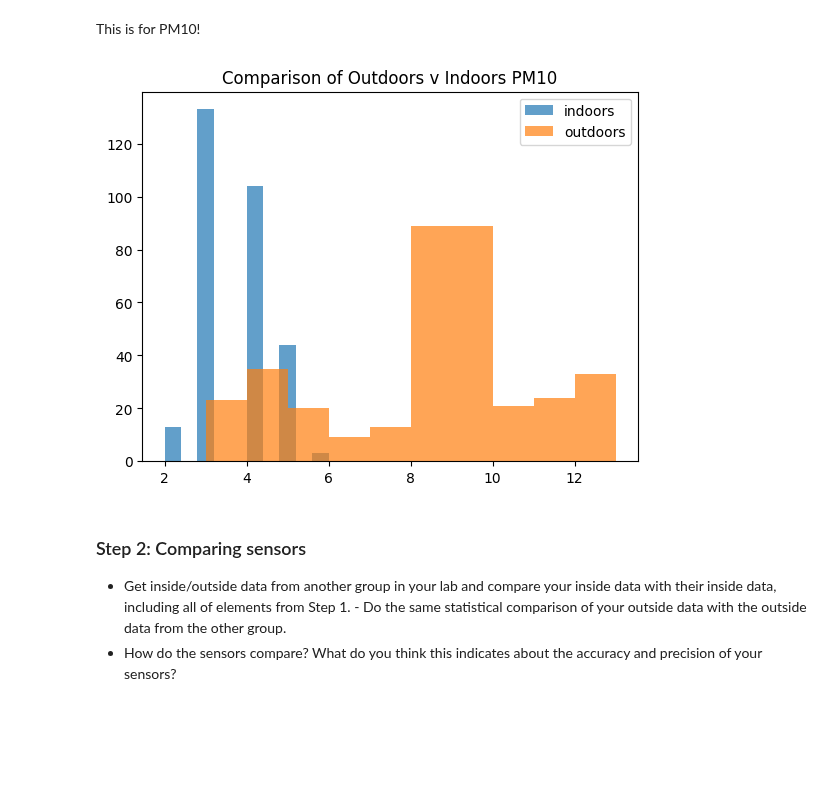
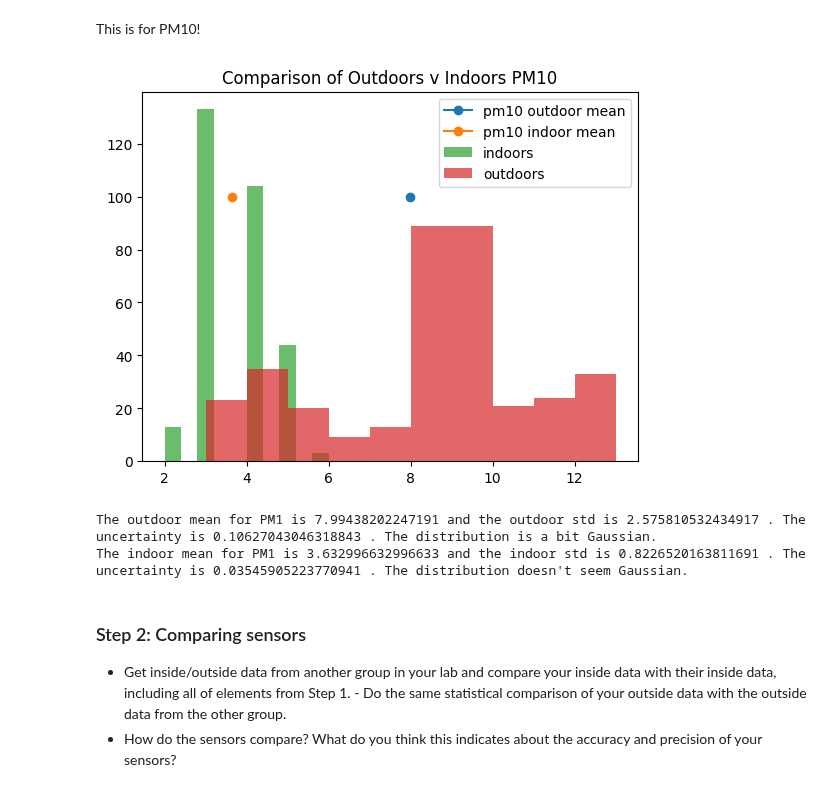
Before and after one commit to Gish-Sky/E11_LabWork, a Jupyter notebook: Lab-Activity-Week-6.ipynb, the cells around one changed output. Cells and saved outputs as stored; diff of their text form; code cells hidden in the pictures; blank space fills up the shorter version.

```diff
--- a/Lab-Activity-Week-6.ipynb
+++ b/Lab-Activity-Week-6.ipynb
@@ -93,13 +93,27 @@ The indoor mean for PM1 is 3.393939393939394 and the indoor std is 0.61109024089
 # %% [markdown]
 This is for PM10!
 # %%
+pm10_outdoor_mean = np.mean(outdoors['PM10'])
+pm10_indoor_mean = np.mean(indoors['PM10'])
+pm10_outdoor_std = np.std(outdoors['PM10'])
+pm10_indoor_std = np.std(indoors['PM10'])
+plt.plot(pm10_outdoor_mean, 100, label = 'pm10 outdoor mean', marker = 'o')
+plt.plot(pm10_indoor_mean, 100, label = 'pm10 indoor mean', marker = 'o')
 plt.hist(indoors['PM10'], alpha = 0.7, label = 'indoors')
 plt.hist(outdoors['PM10'], alpha = 0.7, label = 'outdoors')
 plt.legend()
 plt.title("Comparison of Outdoors v Indoors PM10")
 plt.show()
 # %% [output]
-[figure, old version]
+[figure, new version]
+# %%
+pm10_outdoor_unc = pm25_outdoor_std/np.sqrt(len(outdoors['PM10']))
+pm10_indoor_unc = pm25_indoor_std/np.sqrt(len(indoors['PM10']))
+print("The outdoor mean for PM1 is", pm10_outdoor_mean, "and the outdoor std is", pm10_outdoor_std, ". The uncertainty is", pm10_outdoor_unc, ". The distribution is a bit Gaussian.")
+print("The indoor mean for PM1 is", pm10_indoor_mean, "and the indoor std is", pm10_indoor_std, ". The uncertainty is", pm10_indoor_unc, ". The distribution doesn't seem Gaussian.")
+# %% [output]
+The outdoor mean for PM1 is 7.99438202247191 and the outdoor std is 2.575810532434917 . The uncertainty is 0.10627043046318843 . The distribution is a bit Gaussian.
+The indoor mean for PM1 is 3.632996632996633 and the indoor std is 0.8226520163811691 . The uncertainty is 0.03545905223770941 . The distribution doesn't seem Gaussian.
 # %% [markdown]
 ### Step 2: Comparing sensors
 - Get inside/outside data from another group in your lab and compare your inside data with their inside data, including all of elements from Step 1. - Do the same statistical comparison of your outside data with the outside data from the other group.
```
Also changed, not shown: parts of 1 cell of this notebook.
